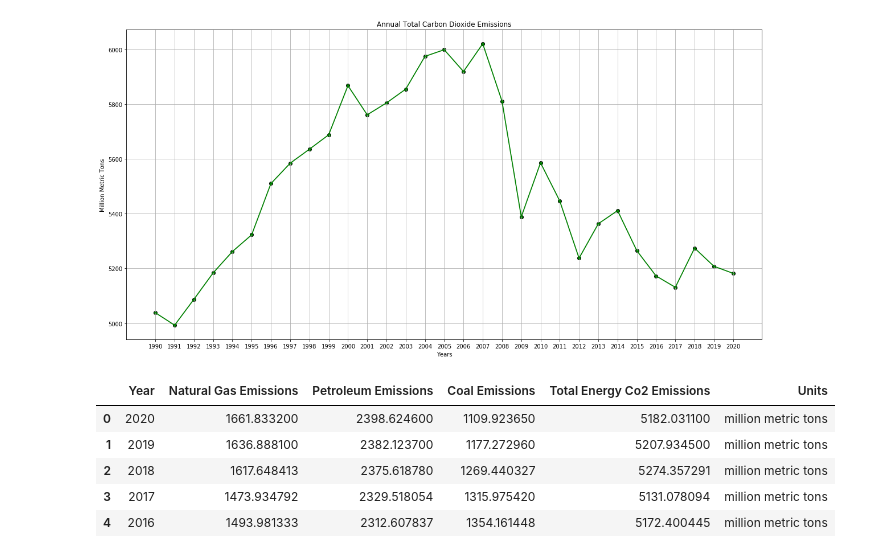
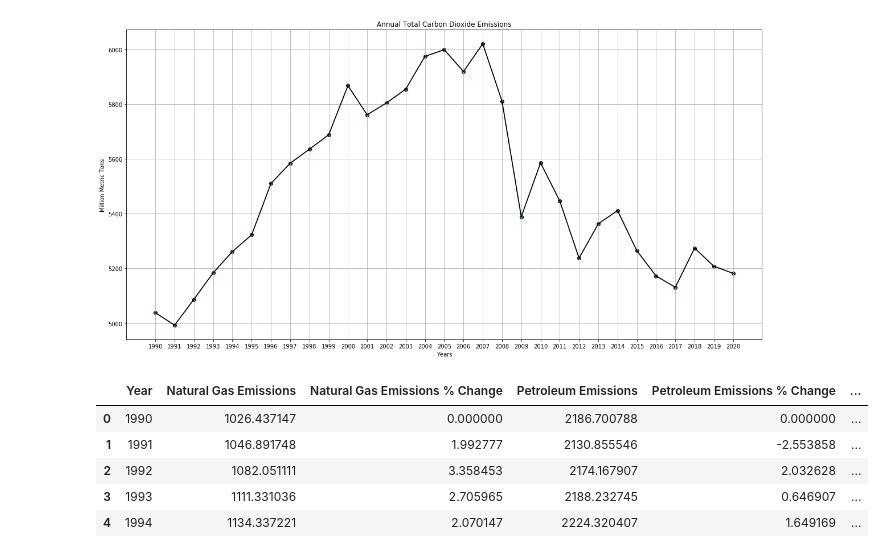
Before and after one commit to us-energy-analysis/Energy-analysis, a Jupyter notebook: emissions_analysis.ipynb, the cells around one changed output. Drawn from its saved outputs; the diff is of its cells as text; code cells hidden in the pictures.

```diff
--- a/emissions_analysis.ipynb
+++ b/emissions_analysis.ipynb
@@ -233,10 +255,22 @@ for x in c_emissions['series'][0]['data']:
     c_year.append(x[0])
     c_value.append(x[1])
 
+c_year = c_year[::-1]
+c_value = c_value[::-1]
+
+# Loop through to calculate the annual percent change
+i = 0
+percent_change_coal_emissions = []
+for z in c_value:
+    if(i == 0):
+        percent_change_coal_emissions.append(0)
+    else:
+        percent_change_coal_emissions.append( (z - c_value[i-1])/ c_value[i-1] * 100)
+    i += 1
 
 
 # make a dataframe
-c_emissions_df = pd.DataFrame({"Year": c_year, "Coal Emissions": c_value, "Units": units})
+c_emissions_df = pd.DataFrame({"Year": c_year, "Coal Emissions": c_value, "Units": units, "Coal Emissions % Change": percent_change_coal_emissions})
 
 c_emissions_df.head()
 # %% [output]
@@ -325,8 +363,21 @@ for x in cd_emissions['series'][0]['data']:
     cd_year.append(x[0])
     cd_value.append(x[1])
 
+cd_year = cd_year[::-1]
+cd_value = cd_value[::-1]
+
+# Loop through to calculate the annual percent change
+i = 0
+percent_change_cd_emissions = []
+for z in cd_value:
+    if(i == 0):
+        percent_change_cd_emissions.append(0)
+    else:
+        percent_change_cd_emissions.append( (z - cd_value[i-1])/ cd_value[i-1] * 100)
+    i += 1
+
 # make a dataframe
-cd_emissions_df = pd.DataFrame({"Year": cd_year, "Total Energy Co2 Emissions": cd_value, "Units": units})
+cd_emissions_df = pd.DataFrame({"Year": cd_year, "Total Energy Co2 Emissions": cd_value, "Units": units, "Total Carbon Emissions % Change": percent_change_cd_emissions})
 
 cd_emissions_df.head()
 # %% [output]
@@ -368,12 +424,11 @@ The percentage change in coal from the lowest year to highest year is 20.5904399
 plt.figure(figsize=(20,10))
 # Create a visual for the data
 plt.scatter(year, cd_value, color="green", edgecolors="black")
-plt.plot(year, cd_value, color="green", linewidth=1.75)
+plt.plot(year, cd_value, color="black", linewidth=1.75)
 plt.title("Annual Total Carbon Dioxide Emissions")
 plt.ylabel("Million Metric Tons")
 plt.xlabel("Years")
 plt.grid(True)
-plt.gca().invert_xaxis()
 
 # Save Figure
 plt.savefig("output/total_emissions.png")
@@ -381,23 +436,27 @@ plt.savefig("output/total_emissions.png")
 # display the figure
 plt.show()
 # %% [output]
-[figure, old version]
+[figure, new version]
 # %%
 # merge the dataframes
 
 df_merge1 = pd.merge(ng_emissions_df, pt_emissions_df, on='Year' , how='inner')
 
 df_merge2 = pd.merge(df_merge1 , c_emissions_df, on='Year' , how='inner')
 
 emissions_df = pd.merge(df_merge2 , cd_emissions_df , on='Year' , how='inner')
 
 emissions_df = emissions_df.drop(["Units_x", "Units_y"], axis=1)
 emissions_df['Units'] = 'million metric tons'
+
+# save dataframe as csv file
+emissions_df.to_csv("resources/carbon_emissions.csv", index=True, header=True)
+
 emissions_df.head()
 # %% [output]
-|  | Year | Natural Gas Emissions | Petroleum Emissions | Coal Emissions | Total Energy Co2 Emissions | Units |
-| 0 | 2020 | 1661.833200 | 2398.624600 | 1109.923650 | 5182.031100 | million metric tons |
-| 1 | 2019 | 1636.888100 | 2382.123700 | 1177.272960 | 5207.934500 | million metric tons |
-| 2 | 2018 | 1617.648413 | 2375.618780 | 1269.440327 | 5274.357291 | million metric tons |
-| 3 | 2017 | 1473.934792 | 2329.518054 | 1315.975420 | 5131.078094 | million metric tons |
-| 4 | 2016 | 1493.981333 | 2312.607837 | 1354.161448 | 5172.400445 | million metric tons |
+|  | Year | Natural Gas Emissions | Natural Gas Emissions % Change | Petroleum Emissions | Petroleum Emissions % Change | ... |
+| 0 | 1990 | 1026.437147 | 0.000000 | 2186.700788 | 0.000000 | ... |
+| 1 | 1991 | 1046.891748 | 1.992777 | 2130.855546 | -2.553858 | ... |
+| 2 | 1992 | 1082.051111 | 3.358453 | 2174.167907 | 2.032628 | ... |
+| 3 | 1993 | 1111.331036 | 2.705965 | 2188.232745 | 0.646907 | ... |
+| 4 | 1994 | 1134.337221 | 2.070147 | 2224.320407 | 1.649169 | ... |
```
Also changed, not shown: parts of 26 cells of this notebook.
